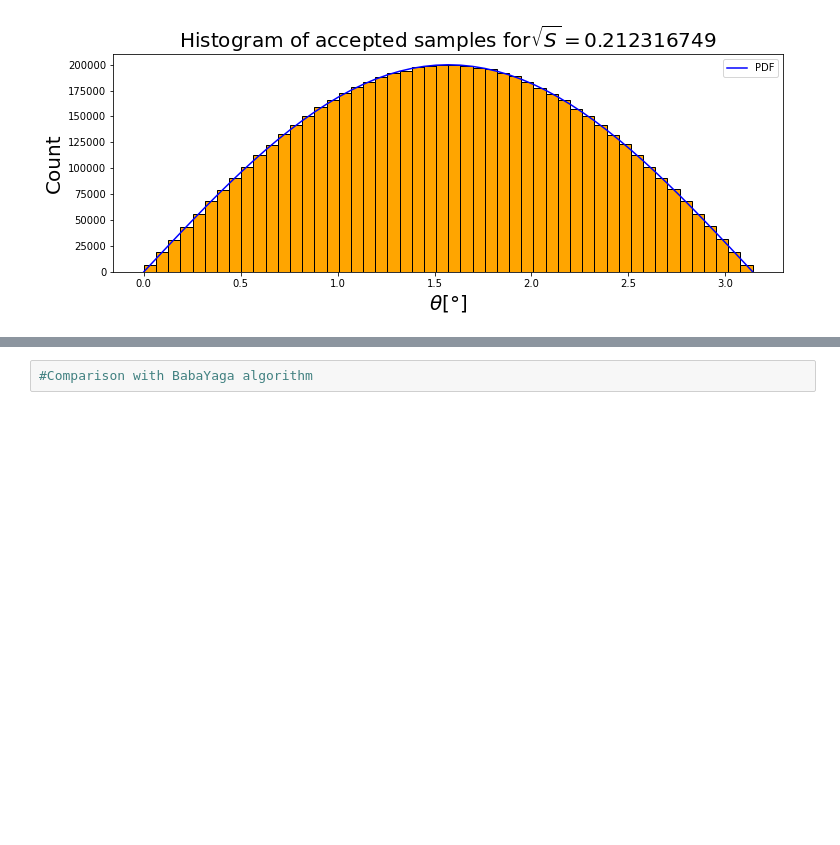
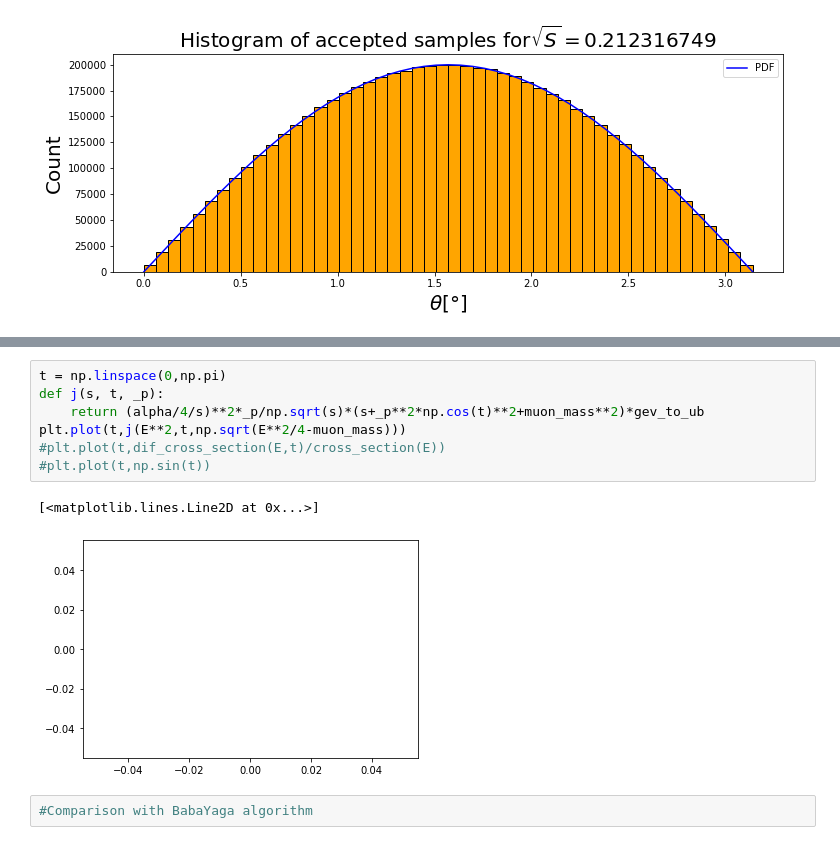
Before and after one commit to eigen-carmona/LCP_projects_Y3, a Jupyter notebook: Muons_project.ipynb, the cells around one changed output, grey strips where cells are left out. Cells and saved outputs as stored; diff of their text form; blank space fills up the shorter version.

```diff
--- a/Muons_project.ipynb
+++ b/Muons_project.ipynb
@@ -264,3 +299,13 @@ plt.show()
+# %%
+t = np.linspace(0,np.pi)
+def j(s, t, _p):
+    return (alpha/4/s)**2*_p/np.sqrt(s)*(s+_p**2*np.cos(t)**2+muon_mass**2)*gev_to_ub
+plt.plot(t,j(E**2,t,np.sqrt(E**2/4-muon_mass)))
+#plt.plot(t,dif_cross_section(E,t)/cross_section(E))
+#plt.plot(t,np.sin(t))
+# %% [output]
+[<matplotlib.lines.Line2D at 0x...>]
+[figure, added]
 # %%
 #Comparison with BabaYaga algorithm
 # %%
```
Also changed, not shown: parts of 8 cells of this notebook.
